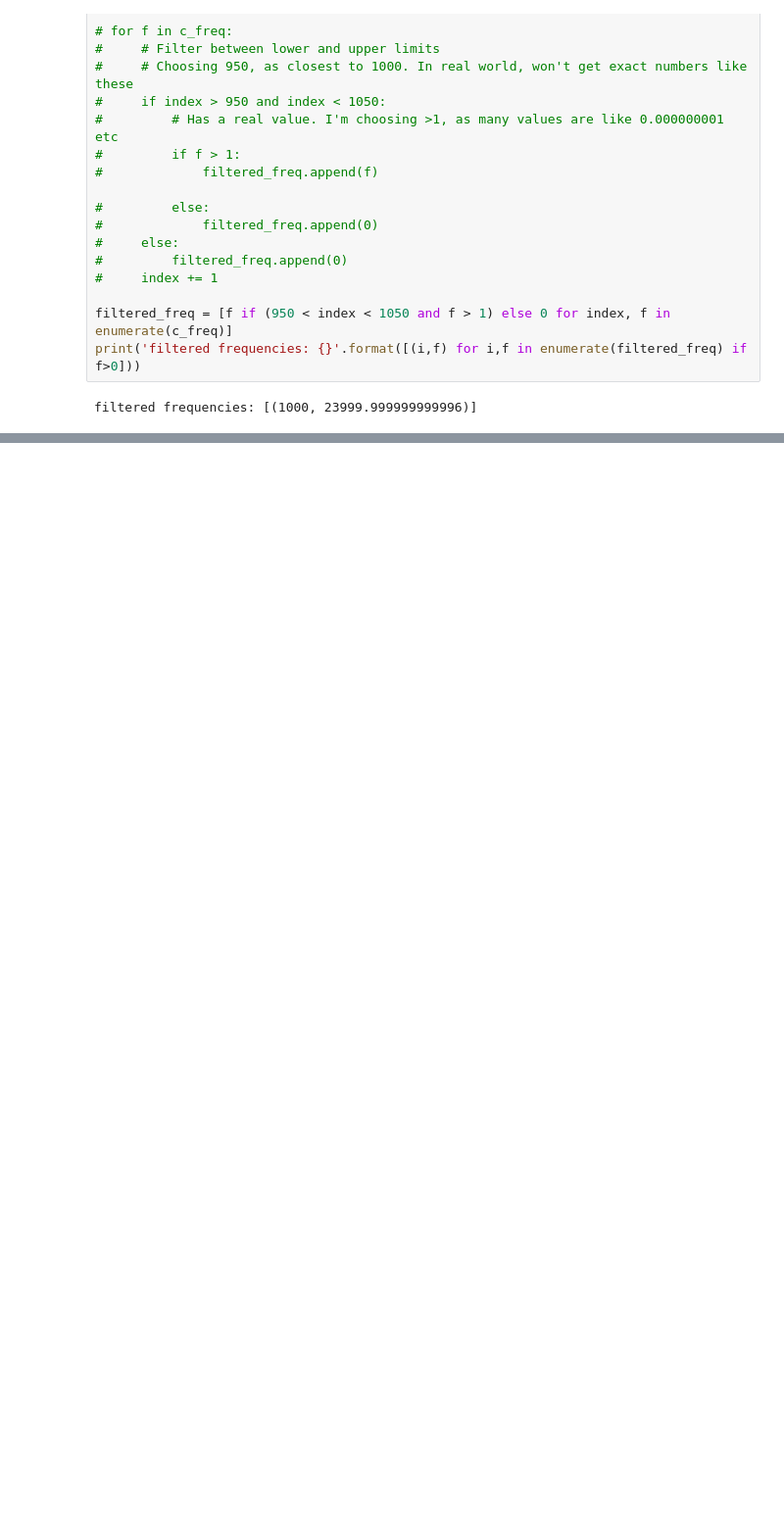
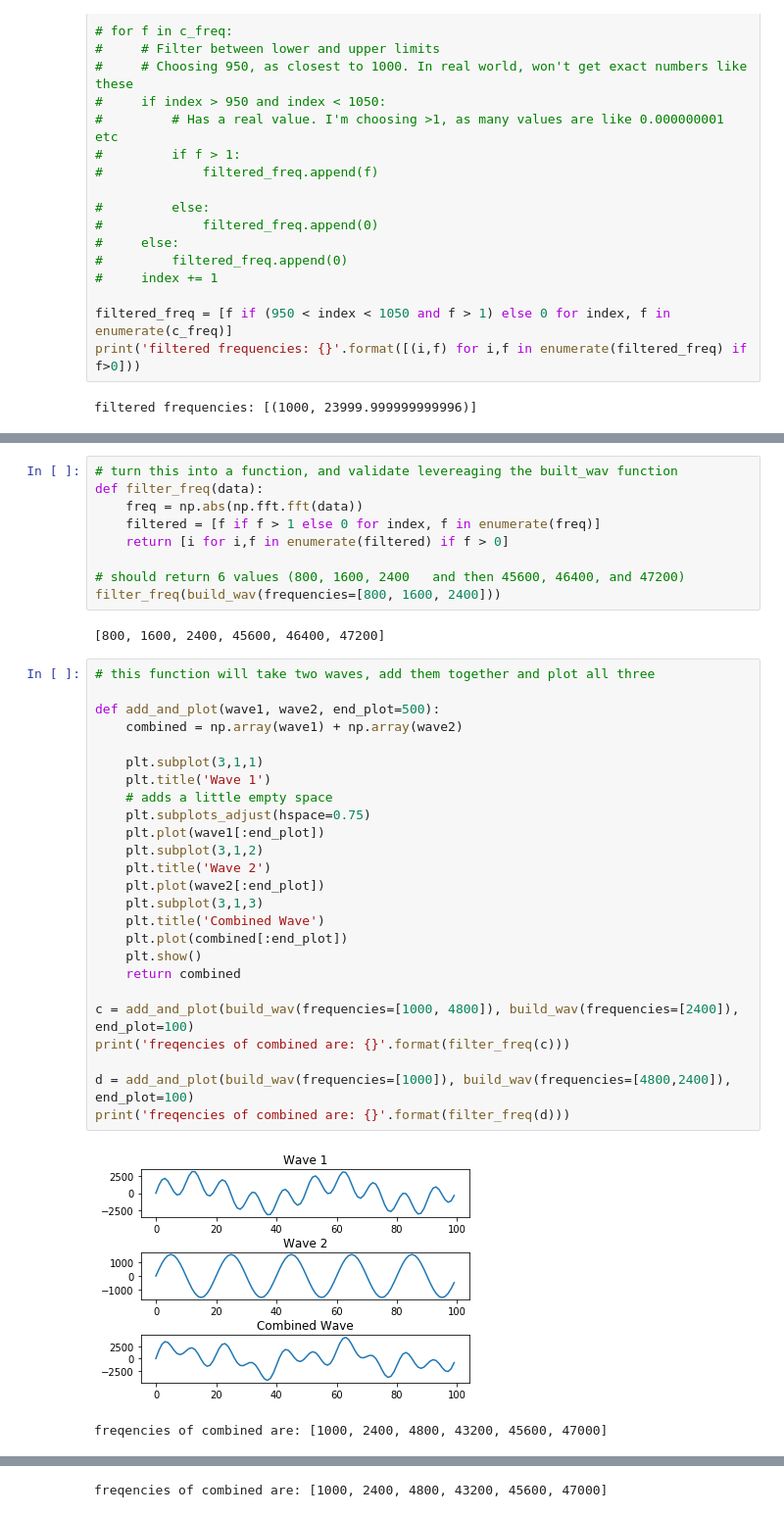
Before and after one commit to mcliff1/mypy, a Jupyter notebook: signal/audio_sp.ipynb, the cells around one changed output, grey strips where cells are left out. Shown: that part at 98% size. Saved outputs shown, nothing was run; the diff lists cells and outputs as text; blank space fills up the shorter version.

```diff
--- a/signal/audio_sp.ipynb
+++ b/signal/audio_sp.ipynb
@@ -134,0 +188,39 @@ filtered frequencies: [(1000, 23999.999999999996)]
+# %%
+# turn this into a function, and validate levereaging the built_wav function
+def filter_freq(data):
+    freq = np.abs(np.fft.fft(data))
+    filtered = [f if f > 1 else 0 for index, f in enumerate(freq)]
+    return [i for i,f in enumerate(filtered) if f > 0]
+
+# should return 6 values (800, 1600, 2400   and then 45600, 46400, and 47200)
+filter_freq(build_wav(frequencies=[800, 1600, 2400]))
+# %% [output]
+[800, 1600, 2400, 45600, 46400, 47200]
+# %%
+# this function will take two waves, add them together and plot all three
+
+def add_and_plot(wave1, wave2, end_plot=500):
+    combined = np.array(wave1) + np.array(wave2)
+
+    plt.subplot(3,1,1)
+    plt.title('Wave 1')
+    # adds a little empty space
+    plt.subplots_adjust(hspace=0.75)
+    plt.plot(wave1[:end_plot])
+    plt.subplot(3,1,2)
+    plt.title('Wave 2')
+    plt.plot(wave2[:end_plot])
+    plt.subplot(3,1,3)
+    plt.title('Combined Wave')
+    plt.plot(combined[:end_plot])
+    plt.show()
+    return combined
+
+c = add_and_plot(build_wav(frequencies=[1000, 4800]), build_wav(frequencies=[2400]), end_plot=100)
+print('freqencies of combined are: {}'.format(filter_freq(c)))
+
+d = add_and_plot(build_wav(frequencies=[1000]), build_wav(frequencies=[4800,2400]), end_plot=100)
+print('freqencies of combined are: {}'.format(filter_freq(d)))
+# %% [output]
+[figure, added]
+freqencies of combined are: [1000, 2400, 4800, 43200, 45600, 47000]
@@ -134,0 +228 @@ filtered frequencies: [(1000, 23999.999999999996)]
+freqencies of combined are: [1000, 2400, 4800, 43200, 45600, 47000]
```
Also changed, not shown: parts of 6 cells of this notebook, 2 other files.
